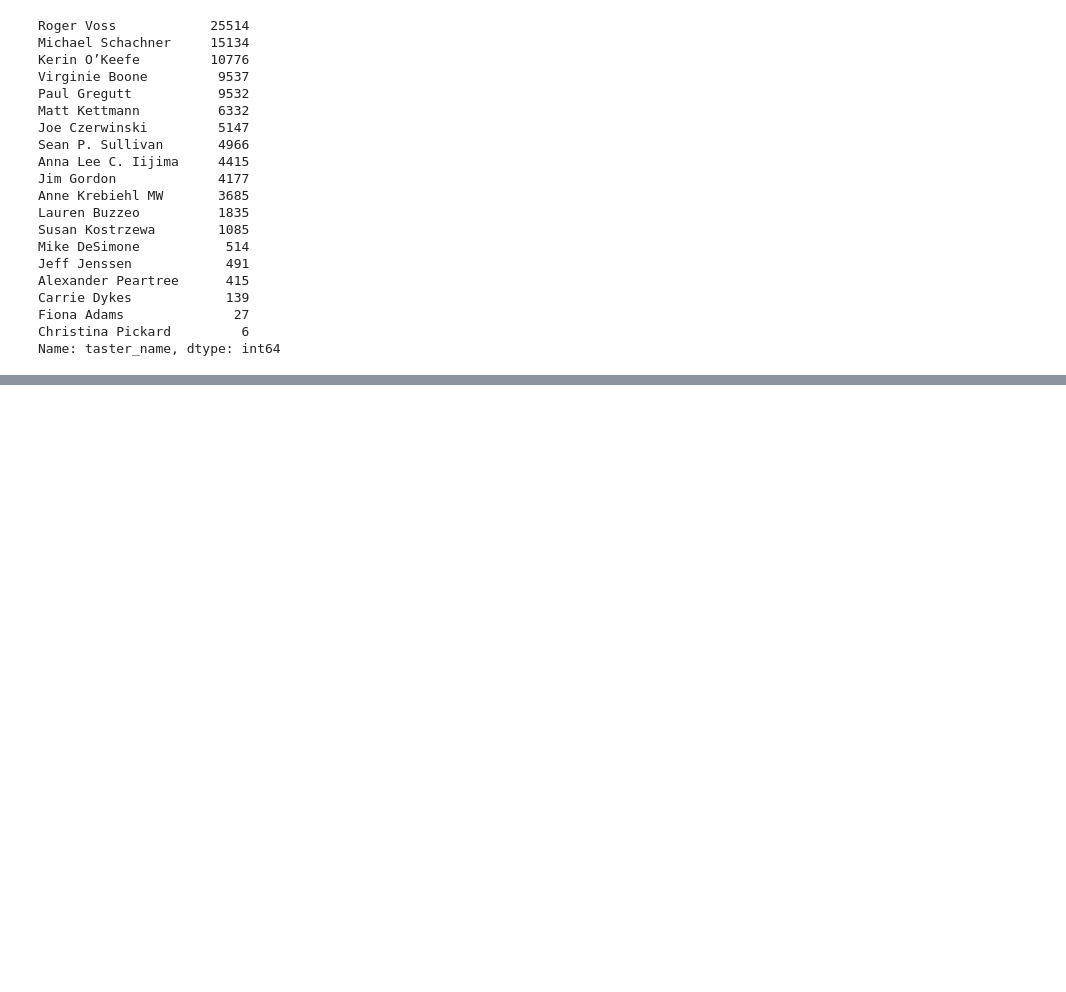
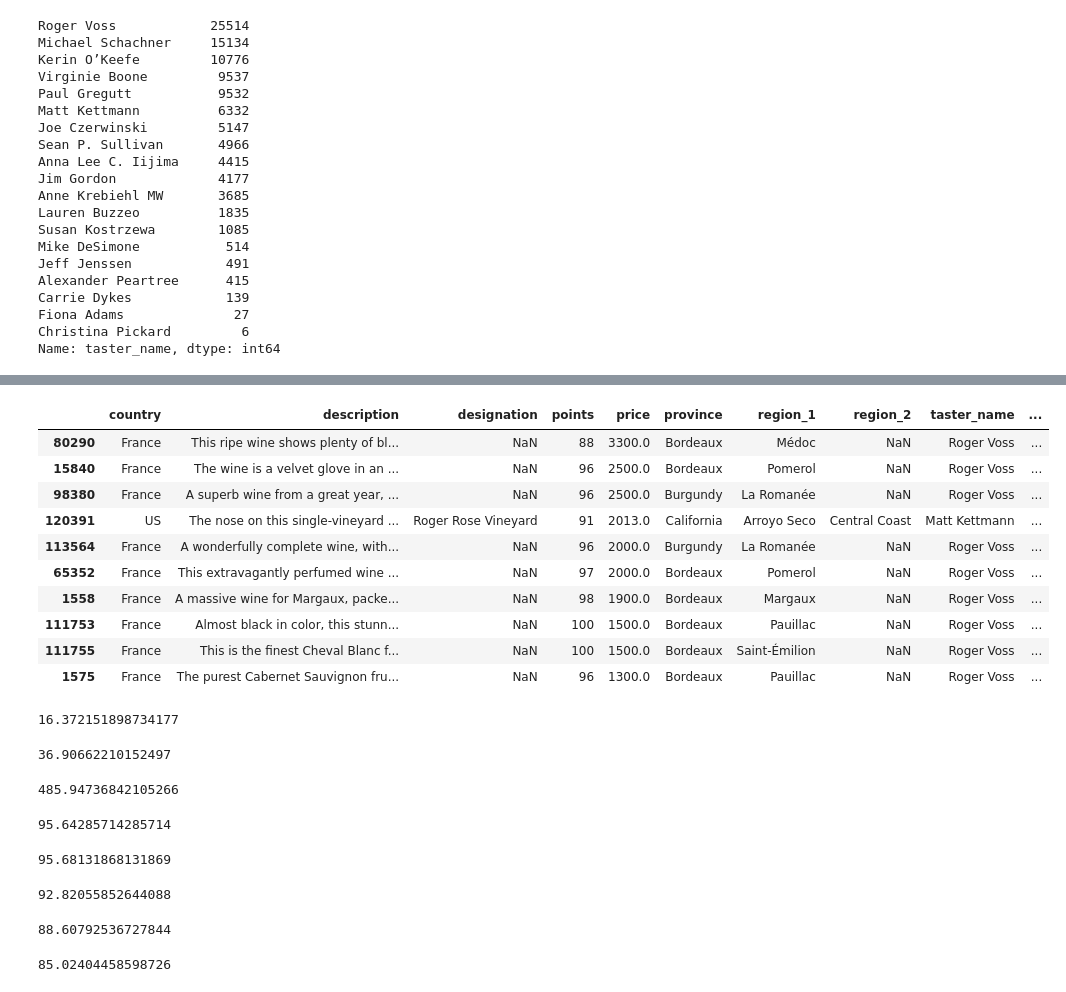
Before and after one commit to Juhantam/WineProject, a Jupyter notebook: WineProject.ipynb, the cells around one changed output, grey strips where cells are left out. Saved outputs shown, nothing was run; the diff lists cells and outputs as text; code cells hidden in the pictures; blank space fills up the shorter version.

```diff
--- a/WineProject.ipynb
+++ b/WineProject.ipynb
@@ -186,0 +264,46 @@ Name: variety, Length: 707, dtype: int64
+# %%
+df.sort_values("price", ascending=False).head(10)
+# %% [output]
+|  | country | description | designation | points | price | province | region_1 | region_2 | taster_name | ... |
+| 80290 | France | This ripe wine shows plenty of bl... | NaN | 88 | 3300.0 | Bordeaux | Médoc | NaN | Roger Voss | ... |
+| 15840 | France | The wine is a velvet glove in an ... | NaN | 96 | 2500.0 | Bordeaux | Pomerol | NaN | Roger Voss | ... |
+| 98380 | France | A superb wine from a great year, ... | NaN | 96 | 2500.0 | Burgundy | La Romanée | NaN | Roger Voss | ... |
+| 120391 | US | The nose on this single-vineyard ... | Roger Rose Vineyard | 91 | 2013.0 | California | Arroyo Seco | Central Coast | Matt Kettmann | ... |
+| 113564 | France | A wonderfully complete wine, with... | NaN | 96 | 2000.0 | Burgundy | La Romanée | NaN | Roger Voss | ... |
+| 65352 | France | This extravagantly perfumed wine ... | NaN | 97 | 2000.0 | Bordeaux | Pomerol | NaN | Roger Voss | ... |
+| 1558 | France | A massive wine for Margaux, packe... | NaN | 98 | 1900.0 | Bordeaux | Margaux | NaN | Roger Voss | ... |
+| 111753 | France | Almost black in color, this stunn... | NaN | 100 | 1500.0 | Bordeaux | Pauillac | NaN | Roger Voss | ... |
+| 111755 | France | This is the finest Cheval Blanc f... | NaN | 100 | 1500.0 | Bordeaux | Saint-Émilion | NaN | Roger Voss | ... |
+| 1575 | France | The purest Cabernet Sauvignon fru... | NaN | 96 | 1300.0 | Bordeaux | Pauillac | NaN | Roger Voss | ... |
+# %%
+df[df["points"] == 80].price.mean()
+# %% [output]
+16.372151898734177
+# %%
+df[df["points"] == 90].price.mean()
+# %% [output]
+36.90662210152497
+# %%
+df[df["points"] == 100].price.mean()
+# %% [output]
+485.94736842105266
+# %%
+df[df["price"] > 1000].points.mean()
+# %% [output]
+95.64285714285714
+# %%
+df[df["price"] > 500].points.mean()
+# %% [output]
+95.68131868131869
+# %%
+df[df["price"] > 100].points.mean()
+# %% [output]
+92.82055852644088
+# %%
+df[df["price"] > 10].points.mean()
+# %% [output]
+88.60792536727844
+# %%
+df[df["price"] <= 10].points.mean()
+# %% [output]
+85.02404458598726
```
Also changed, not shown: parts of 16 cells of this notebook.
